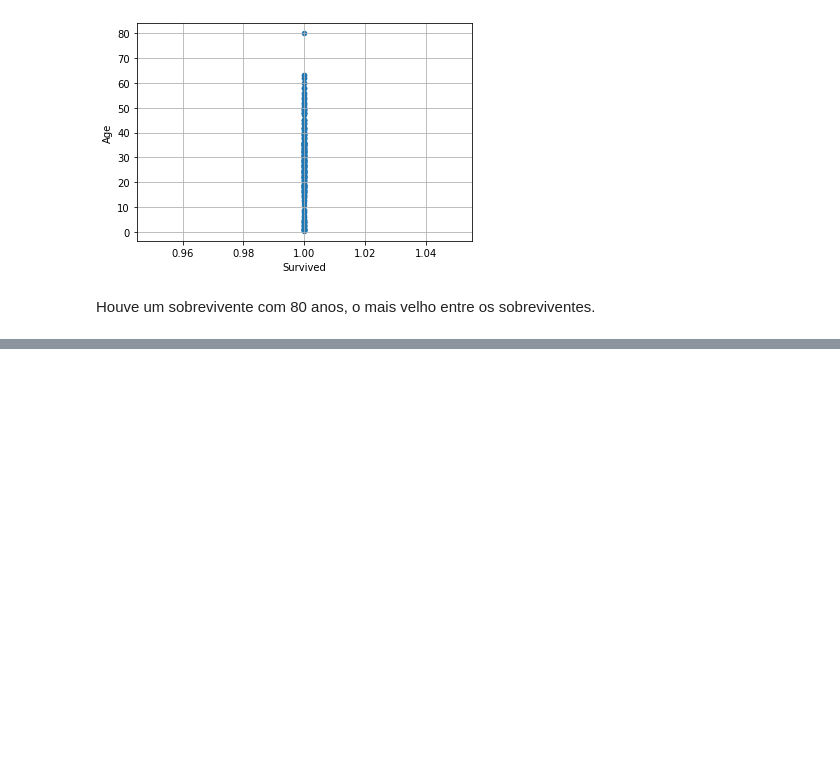
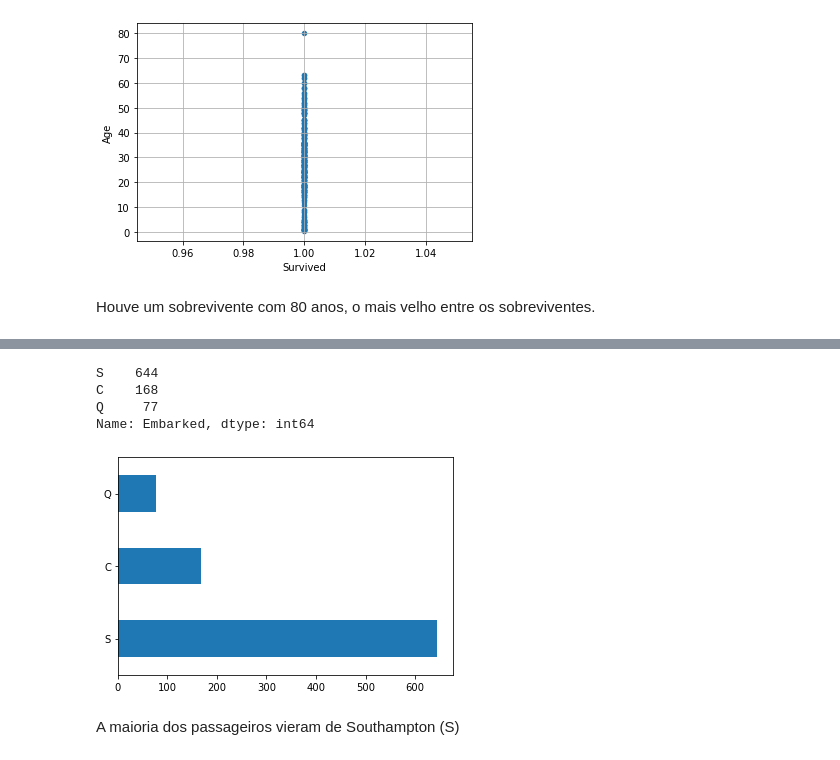
Before and after one commit to DevRaphael7/exercicios_matplotlib, a Jupyter notebook: 006 - Titanic.ipynb, the cells around one changed output, grey strips where cells are left out. Saved outputs shown, nothing was run; the diff lists cells and outputs as text; code cells hidden in the pictures; blank space fills up the shorter version.

```diff
--- a/006 - Titanic.ipynb
+++ b/006 - Titanic.ipynb
@@ -167,0 +182,14 @@ Houve um sobrevivente com 80 anos, o mais velho entre os sobreviventes.
+# %%
+titanic_dataSet['Embarked'].value_counts()
+# %% [output]
+S    644
+C    168
+Q     77
+Name: Embarked, dtype: int64
+# %%
+titanic_dataSet['Embarked'].value_counts().plot(kind='barh')
+plt.show()
+# %% [output]
+[figure, added]
+# %% [markdown]
+A maioria dos passageiros vieram de Southampton (S)
```
Also changed, not shown: parts of 4 cells of this notebook, 1 other file.
